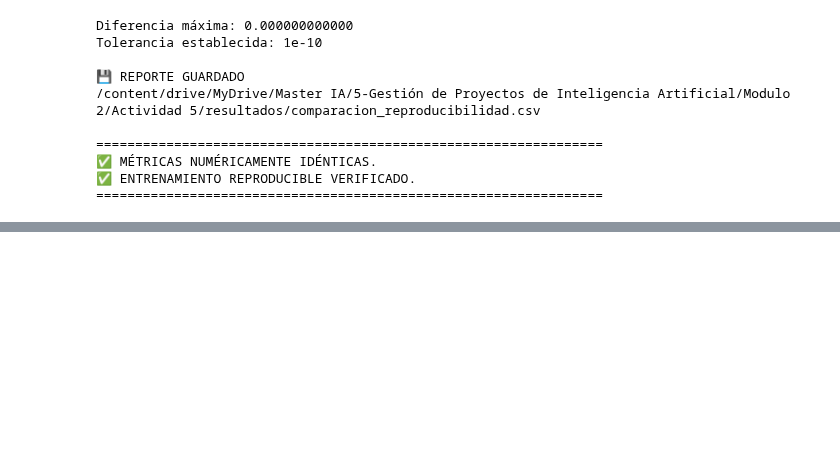
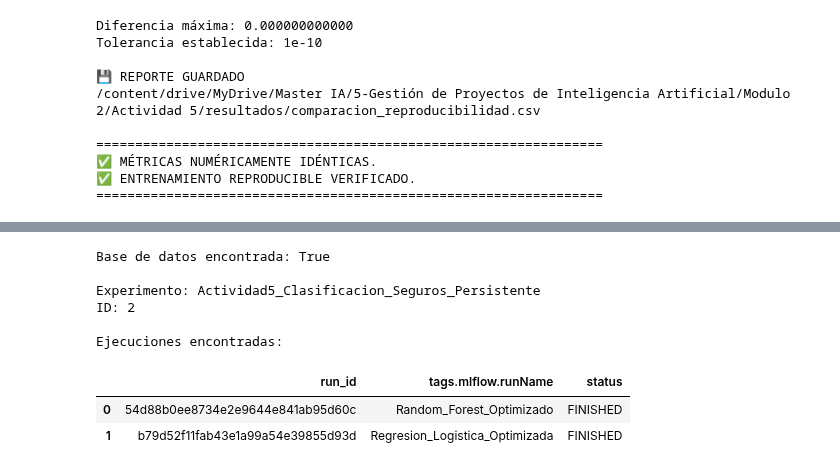
Before and after one commit to mauroene/asistente-seguros-ia, a Jupyter notebook: Actividad5/fuentes/entrena.ipynb, the cells around one changed output, grey strips where cells are left out. Drawn from its saved outputs; the diff is of its cells as text; code cells hidden in the pictures; blank space fills up the shorter version.

```diff
--- a/Actividad5/fuentes/entrena.ipynb
+++ b/Actividad5/fuentes/entrena.ipynb
@@ -6361,0 +6858,54 @@ Tolerancia establecida: 1e-10
+# %%
+import mlflow
+from pathlib import Path
+
+# Carpeta principal de la Actividad 5
+base = Path(
+    "/content/drive/MyDrive/Master IA/"
+    "5-Gestión de Proyectos de Inteligencia Artificial/"
+    "Modulo 2/Actividad 5"
+)
+
+# Conectar con la base de datos persistente existente
+ruta_db = base / "mlflow" / "mlflow.db"
+
+print("Base de datos encontrada:", ruta_db.exists())
+
+if ruta_db.exists():
+    mlflow.set_tracking_uri(f"sqlite:///{ruta_db}")
+
+    # Recuperar el experimento original
+    experimento = mlflow.get_experiment_by_name(
+        "Actividad5_Clasificacion_Seguros_Persistente"
+    )
+
+    if experimento:
+        print("\nExperimento:", experimento.name)
+        print("ID:", experimento.experiment_id)
+
+        # Consultar las ejecuciones existentes
+        ejecuciones = mlflow.search_runs(
+            experiment_ids=[experimento.experiment_id],
+            output_format="pandas"
+        )
+
+        columnas = [
+            "run_id",
+            "tags.mlflow.runName",
+            "status"
+        ]
+
+        print("\nEjecuciones encontradas:")
+        display(ejecuciones[columnas])
+    else:
+        print("No se encontró el experimento original.")
+# %% [output]
+Base de datos encontrada: True
+
+Experimento: Actividad5_Clasificacion_Seguros_Persistente
+ID: 2
+
+Ejecuciones encontradas:
+|  | run_id | tags.mlflow.runName | status |
+| 0 | 54d88b0ee8734e2e9644e841ab95d60c | Random_Forest_Optimizado | FINISHED |
+| 1 | b79d52f11fab43e1a99a54e39855d93d | Regresion_Logistica_Optimizada | FINISHED |
```
Also changed, not shown: parts of 13 cells of this notebook.
